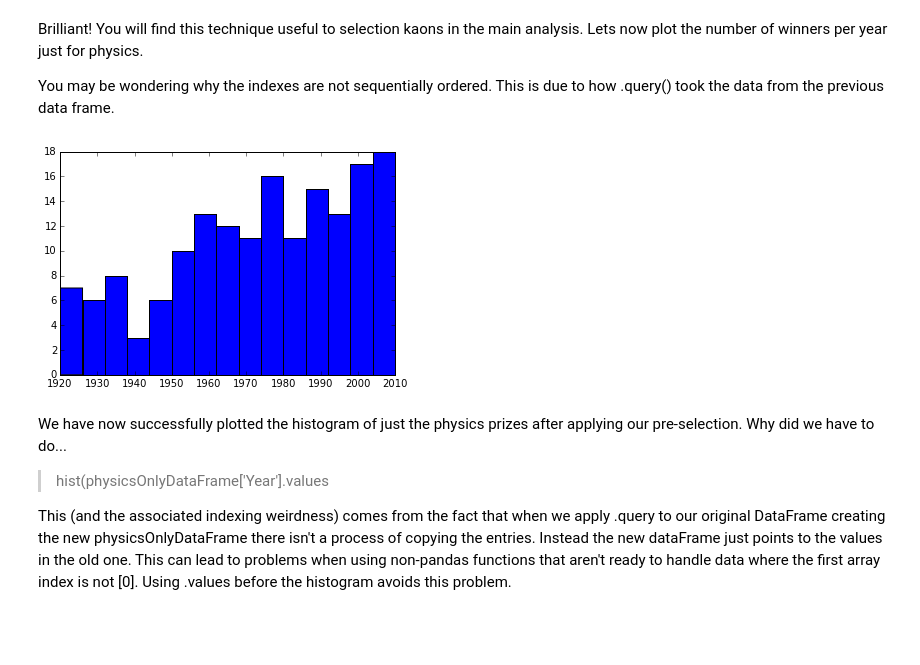
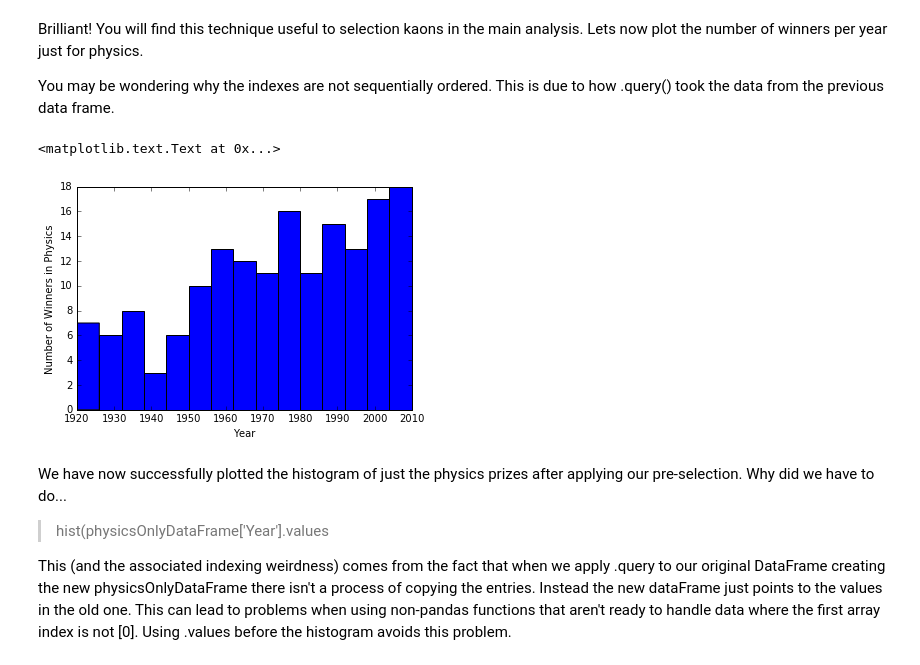
Before and after one commit to lhcb/opendata-project, a Jupyter notebook: Example-Analysis.ipynb, the cells around one changed output. Drawn from its saved outputs; the diff is of its cells as text; code cells hidden in the pictures; blank space fills up the shorter version.

```diff
--- a/Example-Analysis.ipynb
+++ b/Example-Analysis.ipynb
@@ -132,10 +139,13 @@ Brilliant! You will find this technique useful to selection kaons in the main an
 
 You may be wondering why the indexes are not sequentially ordered. This is due to how .query() took the data from the previous data frame.
 # %%
-attendanceData = hist(physicsOnlyDataFrame['Year'].values,bins = 15,range = [1920,2010]) #plot the non-biased distribution!
-#.values is needed due to a quirk of how pandas.query works. More information below!
+H_PhysicsWinnersPerYear = hist(physicsOnlyDataFrame['Year'].values,bins = 15,range = [1920,2010]) #plot the non-biased distribution!
+#.values is needed due to a quirk of how pandas.query works. More information below.
+xlabel('Year') #Plot an x label
+ylabel('Number of Winners in Physics') #Plot a y label
 # %% [output]
+<matplotlib.text.Text at 0x...>
-[figure, old version]
+[figure, new version]
 # %% [markdown]
 We have now successfully plotted the histogram of just the physics prizes after applying our pre-selection. Why did we have to do...
 >hist(physicsOnlyDataFrame['Year'].values
```
Also changed, not shown: parts of 17 cells of this notebook, 23 other files.
